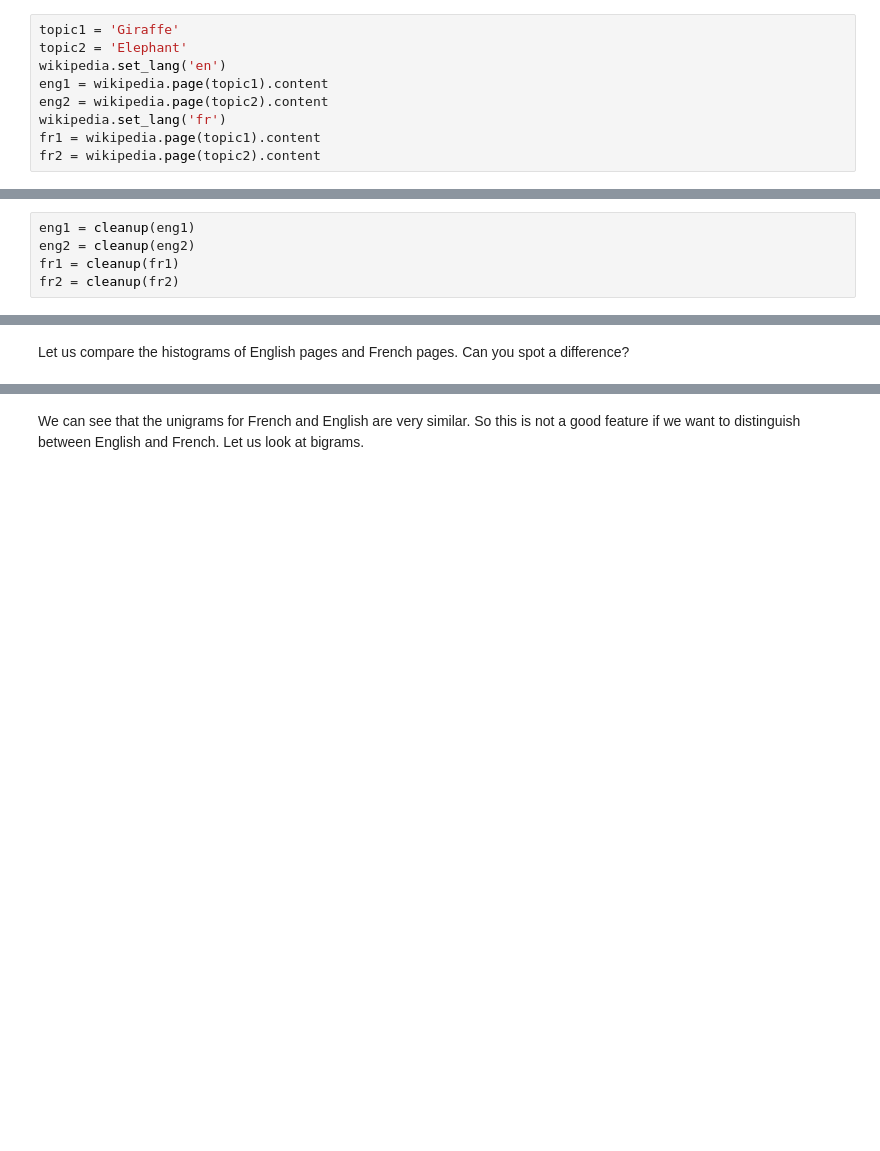
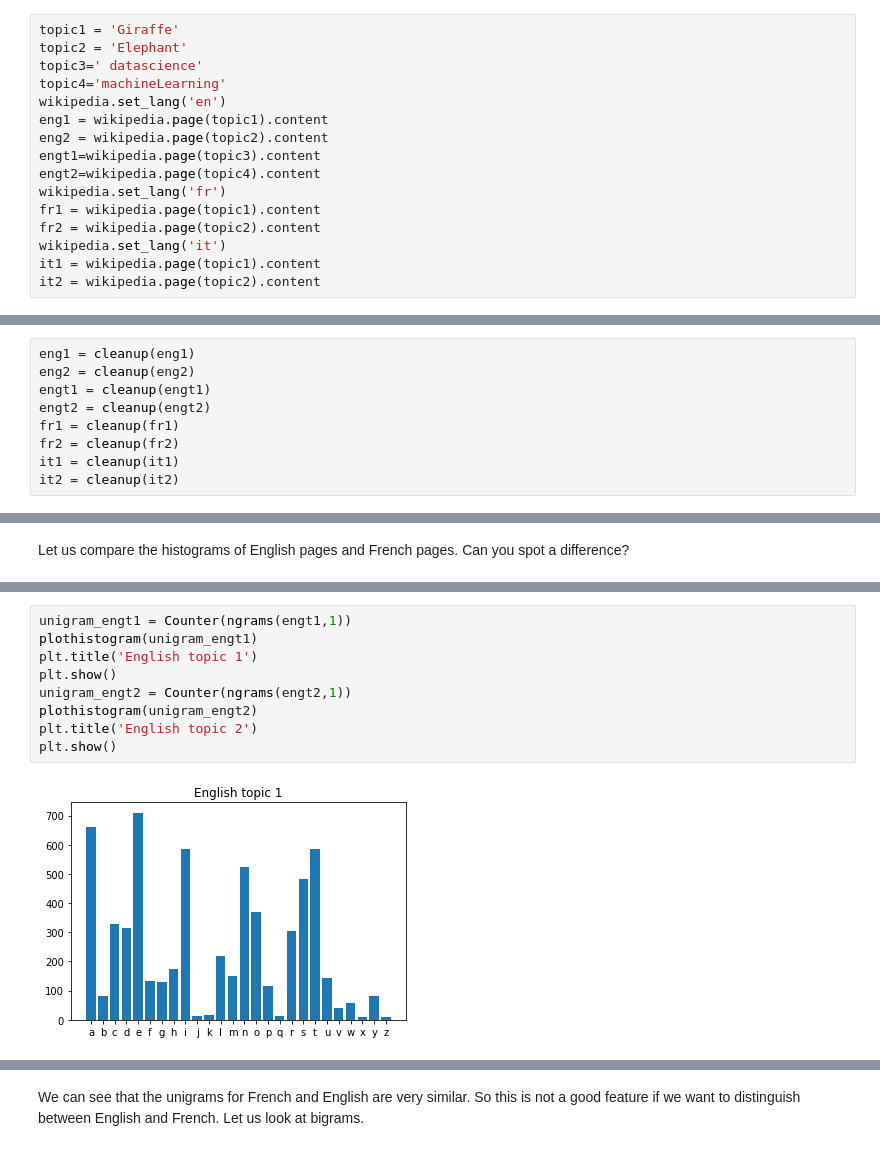
Before and after one commit to Debdutta0507/College, a Jupyter notebook: Lab1_Features.ipynb, the cells around one changed output, grey strips where cells are left out. Saved outputs shown, nothing was run; the diff lists cells and outputs as text; blank space fills up the shorter version.

```diff
--- a/Lab1_Features.ipynb
+++ b/Lab1_Features.ipynb
@@ -27,11 +43,18 @@ Let us download a few documents off Wikipedia.
 # %%
 topic1 = 'Giraffe'
 topic2 = 'Elephant'
+topic3=' datascience'
+topic4='machineLearning'
 wikipedia.set_lang('en')
 eng1 = wikipedia.page(topic1).content
 eng2 = wikipedia.page(topic2).content
+engt1=wikipedia.page(topic3).content
+engt2=wikipedia.page(topic4).content
 wikipedia.set_lang('fr')
 fr1 = wikipedia.page(topic1).content
 fr2 = wikipedia.page(topic2).content
+wikipedia.set_lang('it')
+it1 = wikipedia.page(topic1).content
+it2 = wikipedia.page(topic2).content
 # %% [markdown]
 This is what the text looks like:
@@ -47,6 +80,10 @@ def cleanup(text):
 # %%
 eng1 = cleanup(eng1)
 eng2 = cleanup(eng2)
+engt1 = cleanup(engt1)
+engt2 = cleanup(engt2)
 fr1 = cleanup(fr1)
 fr2 = cleanup(fr2)
+it1 = cleanup(it1)
+it2 = cleanup(it2)
 # %%
@@ -90,0 +137,11 @@ plt.show()
+# %%
+unigram_engt1 = Counter(ngrams(engt1,1))
+plothistogram(unigram_engt1)
+plt.title('English topic 1')
+plt.show()
+unigram_engt2 = Counter(ngrams(engt2,1))
+plothistogram(unigram_engt2)
+plt.title('English topic 2')
+plt.show()
+# %% [output]
+[figure, added]
```
Also changed, not shown: parts of 35 cells of this notebook.
